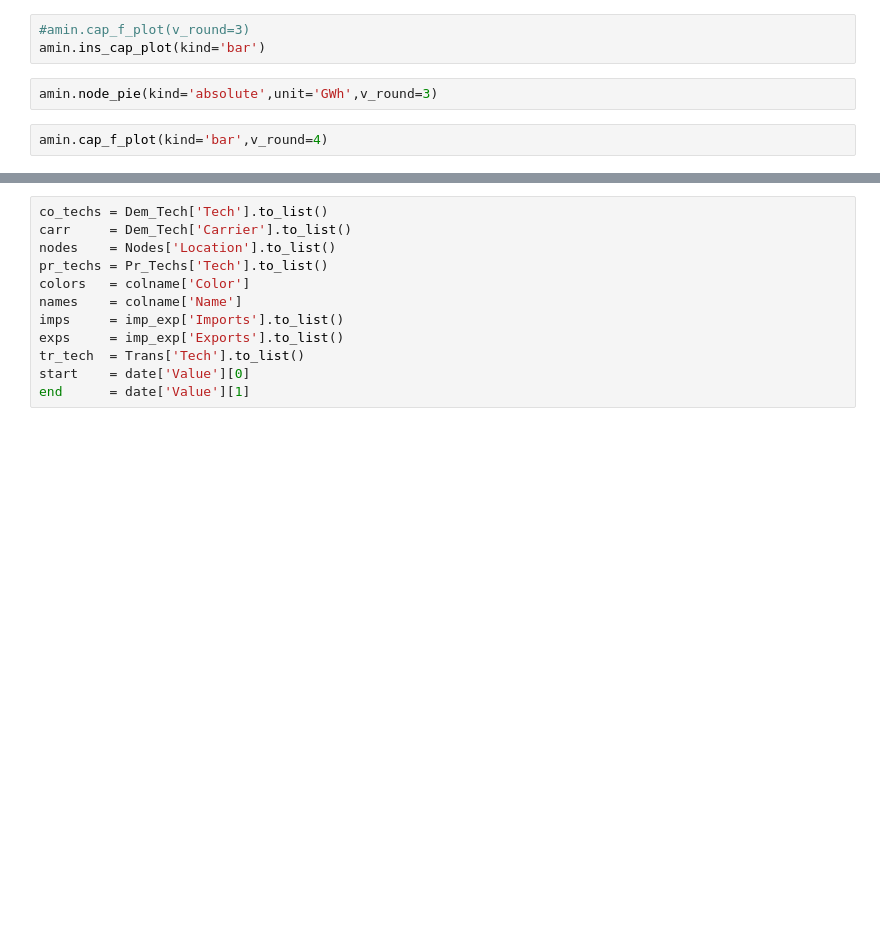
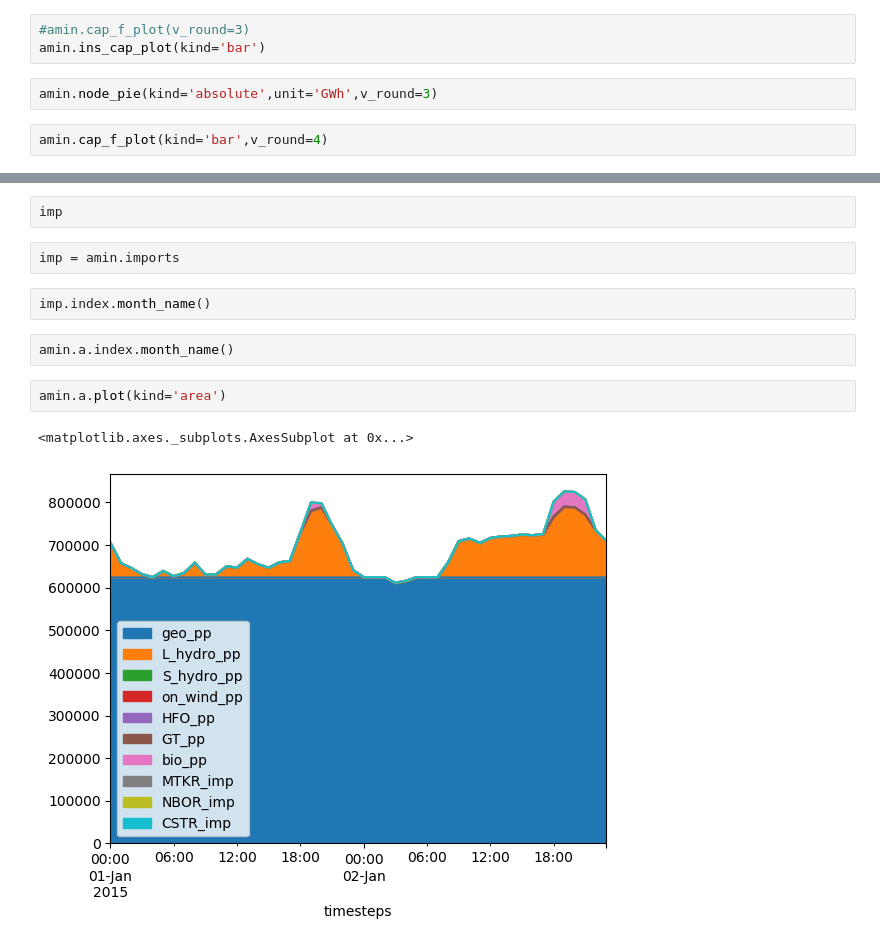
Before and after one commit to FEEM-Africa-REP/CIVICS, a Jupyter notebook: Calliope_Kenya/Models/4Nodes_No-Coffee/Kenya_2015_ICE_NB.ipynb, the cells around one changed output, grey strips where cells are left out. Cells and saved outputs as stored; diff of their text form; blank space fills up the shorter version.

```diff
--- a/Calliope_Kenya/Models/4Nodes_No-Coffee/Kenya_2015_ICE_NB.ipynb
+++ b/Calliope_Kenya/Models/4Nodes_No-Coffee/Kenya_2015_ICE_NB.ipynb
@@ -60,12 +47,13 @@ date     = pd.read_excel('Graph_inputs.xlsx',sheet_name = 'Date',index_col = [0]
-# %%
-co_techs = Dem_Tech['Tech'].to_list()
-carr     = Dem_Tech['Carrier'].to_list()
-nodes    = Nodes['Location'].to_list()
-pr_techs = Pr_Techs['Tech'].to_list()
-colors   = colname['Color']
-names    = colname['Name']
-imps     = imp_exp['Imports'].to_list()
-exps     = imp_exp['Exports'].to_list()
-tr_tech  = Trans['Tech'].to_list()
-start    = date['Value'][0]
-end      = date['Value'][1]
+# %%
+imp
+# %%
+imp = amin.imports
+# %%
+imp.index.month_name()
+# %%
+amin.a.index.month_name()
+# %%
+amin.a.plot(kind='area')
+# %% [output]
+<matplotlib.axes._subplots.AxesSubplot at 0x...>
+[figure, added]
```
Also changed, not shown: parts of 6 cells of this notebook, 7 other files.
